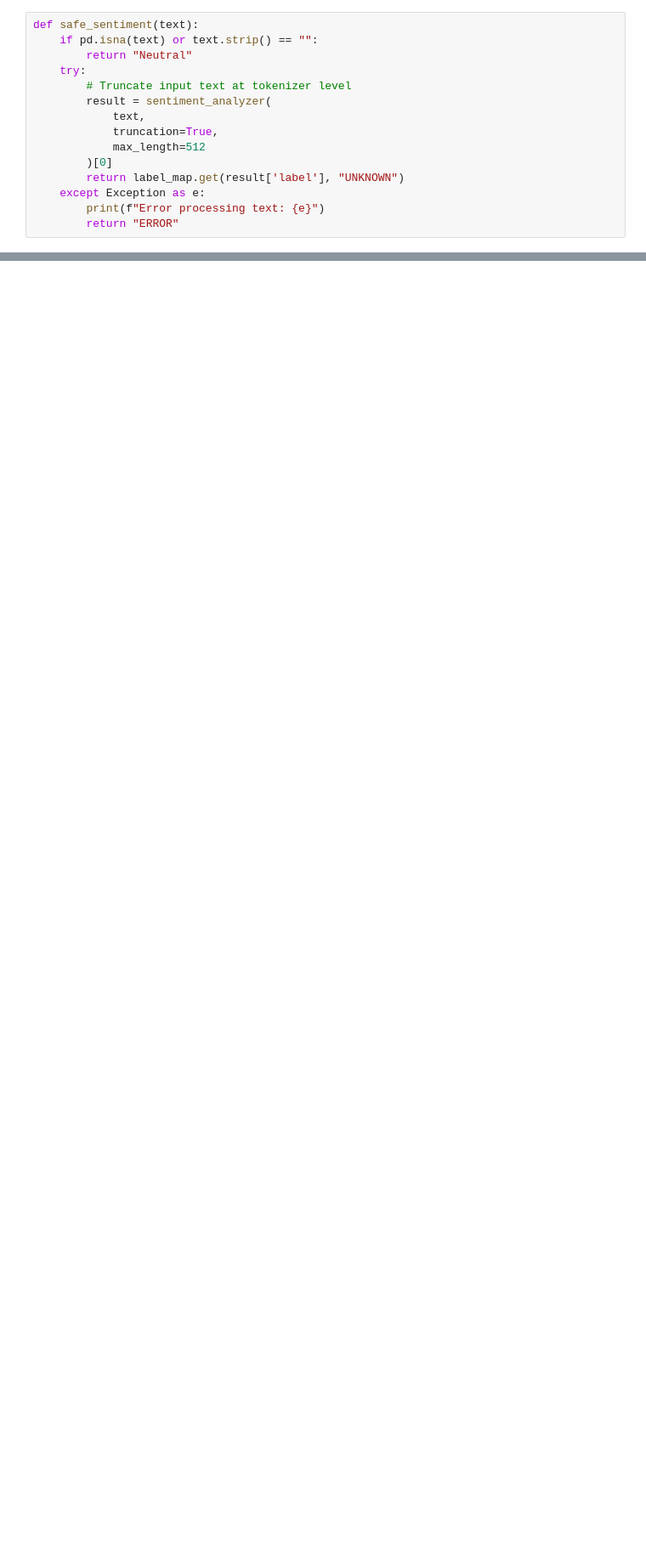
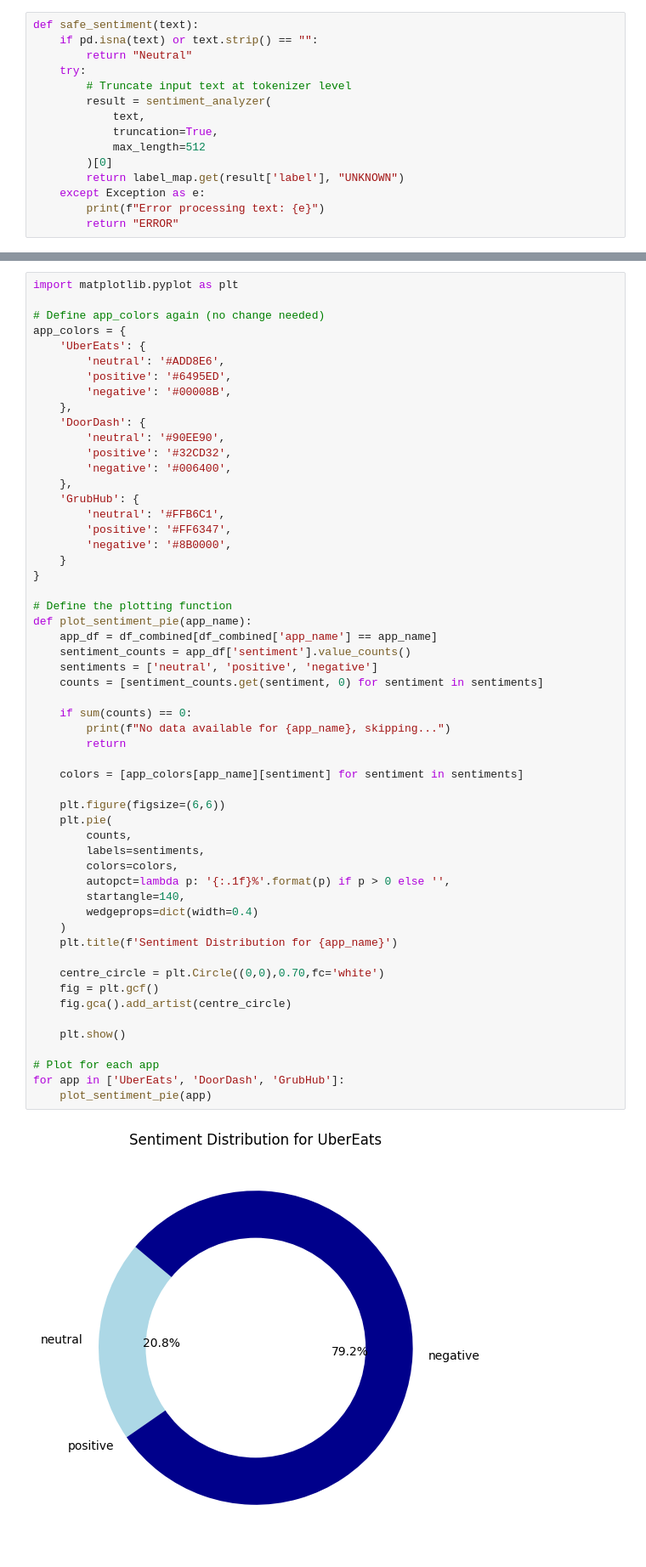
Before and after one commit to chirag1902/Multi-Platform-Review-Analysis-for-Food-Delivery-Apps, a Jupyter notebook: notebooks/Sentiment_Analysis.ipynb, the cells around one changed output, grey strips where cells are left out. Shown: that part at 85% size. Drawn from its saved outputs; the diff is of its cells as text; blank space fills up the shorter version.

```diff
--- a/notebooks/Sentiment_Analysis.ipynb
+++ b/notebooks/Sentiment_Analysis.ipynb
@@ -606,0 +169,57 @@ key_insights = extract_key_insights()
+# %%
+import matplotlib.pyplot as plt
+
+# Define app_colors again (no change needed)
+app_colors = {
+    'UberEats': {
+        'neutral': '#ADD8E6',
+        'positive': '#6495ED',
+        'negative': '#00008B',
+    },
+    'DoorDash': {
+        'neutral': '#90EE90',
+        'positive': '#32CD32',
+        'negative': '#006400',
+    },
+    'GrubHub': {
+        'neutral': '#FFB6C1',
+        'positive': '#FF6347',
+        'negative': '#8B0000',
+    }
+}
+
+# Define the plotting function
+def plot_sentiment_pie(app_name):
+    app_df = df_combined[df_combined['app_name'] == app_name]
+    sentiment_counts = app_df['sentiment'].value_counts()
+    sentiments = ['neutral', 'positive', 'negative']
+    counts = [sentiment_counts.get(sentiment, 0) for sentiment in sentiments]
+
+    if sum(counts) == 0:
+        print(f"No data available for {app_name}, skipping...")
+        return
+
+    colors = [app_colors[app_name][sentiment] for sentiment in sentiments]
+
+    plt.figure(figsize=(6,6))
+    plt.pie(
+        counts,
+        labels=sentiments,
+        colors=colors,
+        autopct=lambda p: '{:.1f}%'.format(p) if p > 0 else '',
+        startangle=140,
+        wedgeprops=dict(width=0.4)
+    )
+    plt.title(f'Sentiment Distribution for {app_name}')
+
+    centre_circle = plt.Circle((0,0),0.70,fc='white')
+    fig = plt.gcf()
+    fig.gca().add_artist(centre_circle)
+
+    plt.show()
+
+# Plot for each app
+for app in ['UberEats', 'DoorDash', 'GrubHub']:
+    plot_sentiment_pie(app)
+# %% [output]
+[figure, added]
```
Also changed, not shown: parts of 43 cells of this notebook.
